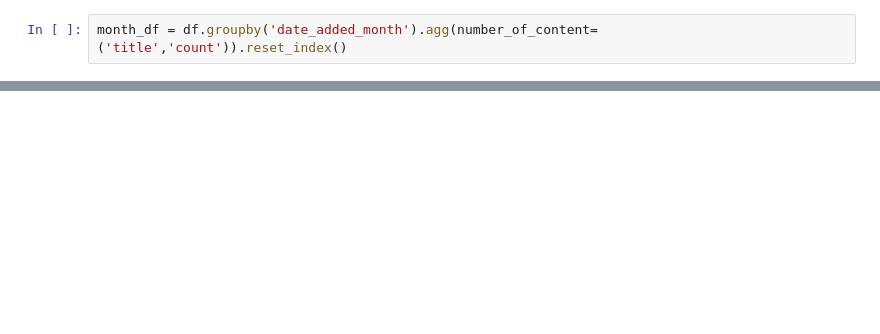
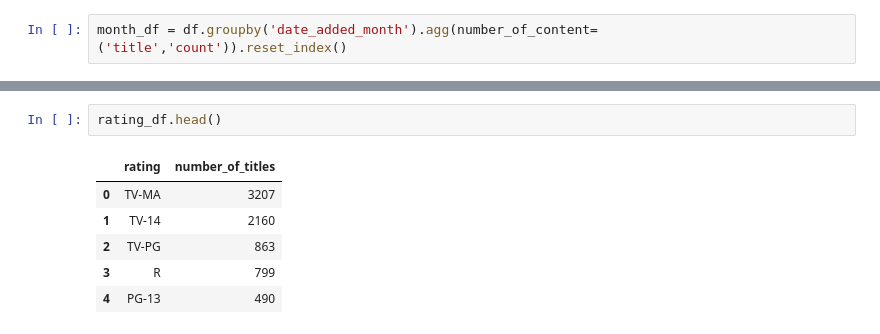
Before and after one commit to AlexMlotok/netflix_data_analsis, a Jupyter notebook: netflix_data_analysis.ipynb, the cells around one changed output, grey strips where cells are left out. Cells and saved outputs as stored; diff of their text form; blank space fills up the shorter version.

```diff
--- a/netflix_data_analysis.ipynb
+++ b/netflix_data_analysis.ipynb
@@ -323,0 +227,9 @@ rating_df
+# %%
+rating_df.head()
+# %% [output]
+|  | rating | number_of_titles |
+| 0 | TV-MA | 3207 |
+| 1 | TV-14 | 2160 |
+| 2 | TV-PG | 863 |
+| 3 | R | 799 |
+| 4 | PG-13 | 490 |
```
Also changed, not shown: parts of 16 cells of this notebook.
